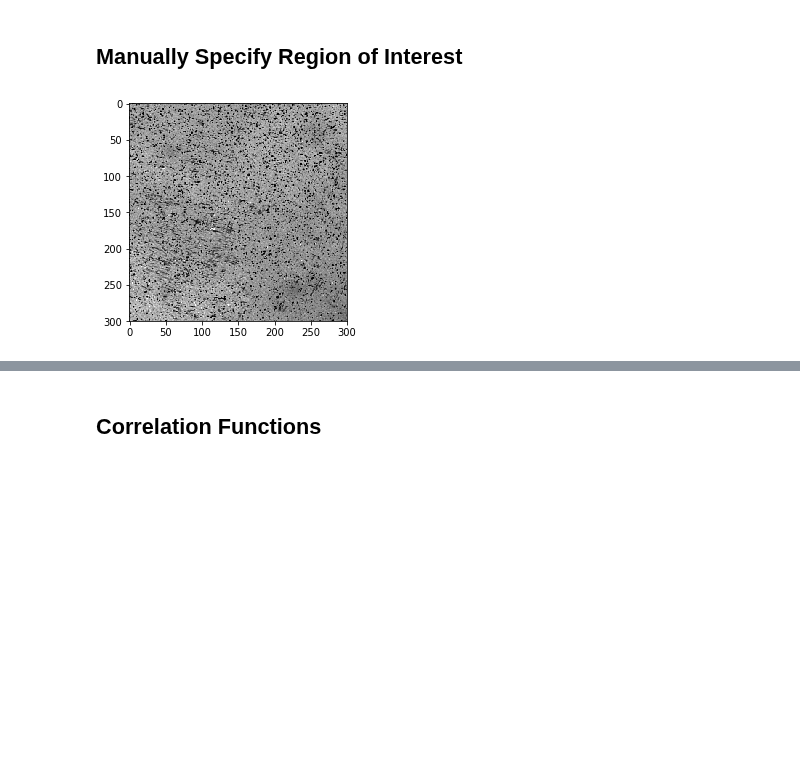
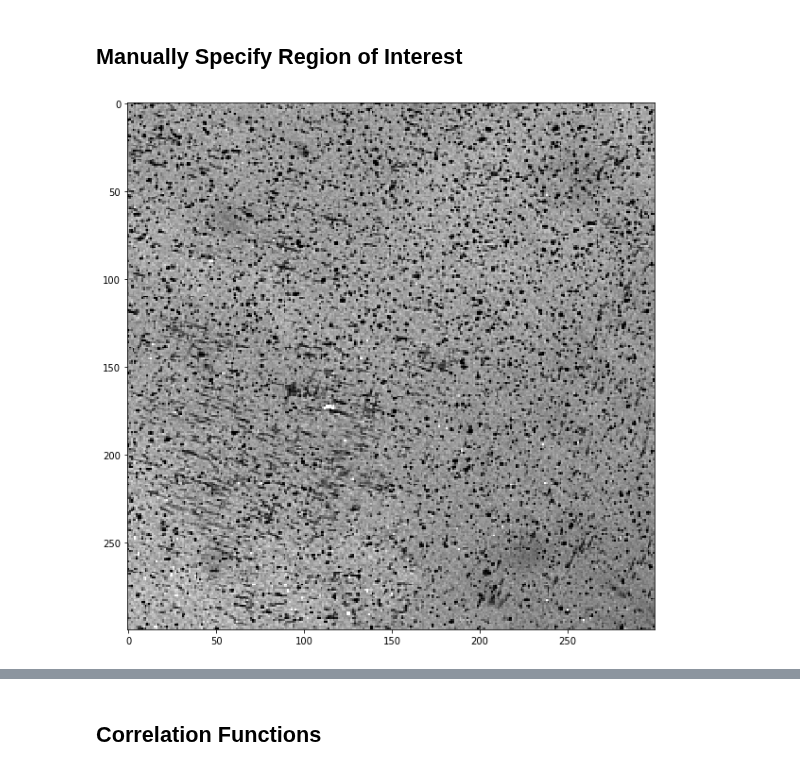
Before and after one commit to mfkiwl/splineDIC, a Jupyter notebook: notebooks/exploratory/stp_explore_NURBS_DIC.ipynb, the cells around one changed output, grey strips where cells are left out. Drawn from its saved outputs; the diff is of its cells as text; code cells hidden in the pictures; blank space fills up the shorter version.

```diff
--- a/notebooks/exploratory/stp_explore_NURBS_DIC.ipynb
+++ b/notebooks/exploratory/stp_explore_NURBS_DIC.ipynb
@@ -112,11 +113,11 @@ subregion_indices = [100, 400, 100, 400]
 # %%
 # Extract these regions from ref image and plot
 ref_subimage = ref_image[subregion_indices[2]:subregion_indices[3], subregion_indices[0]:subregion_indices[1]]
-fig, ax = plt.subplots()
+fig, ax = plt.subplots(figsize=(10, 20))
 ax.imshow(ref_subimage, cmap='gray')
 plt.show()
 # %% [output]
-[figure, old version]
+[figure, new version]
 # %%
 # Plot the mesh nodes on the original image
 # Would be nice to be able to visualize full mesh
```
Also changed, not shown: parts of 13 cells of this notebook.
